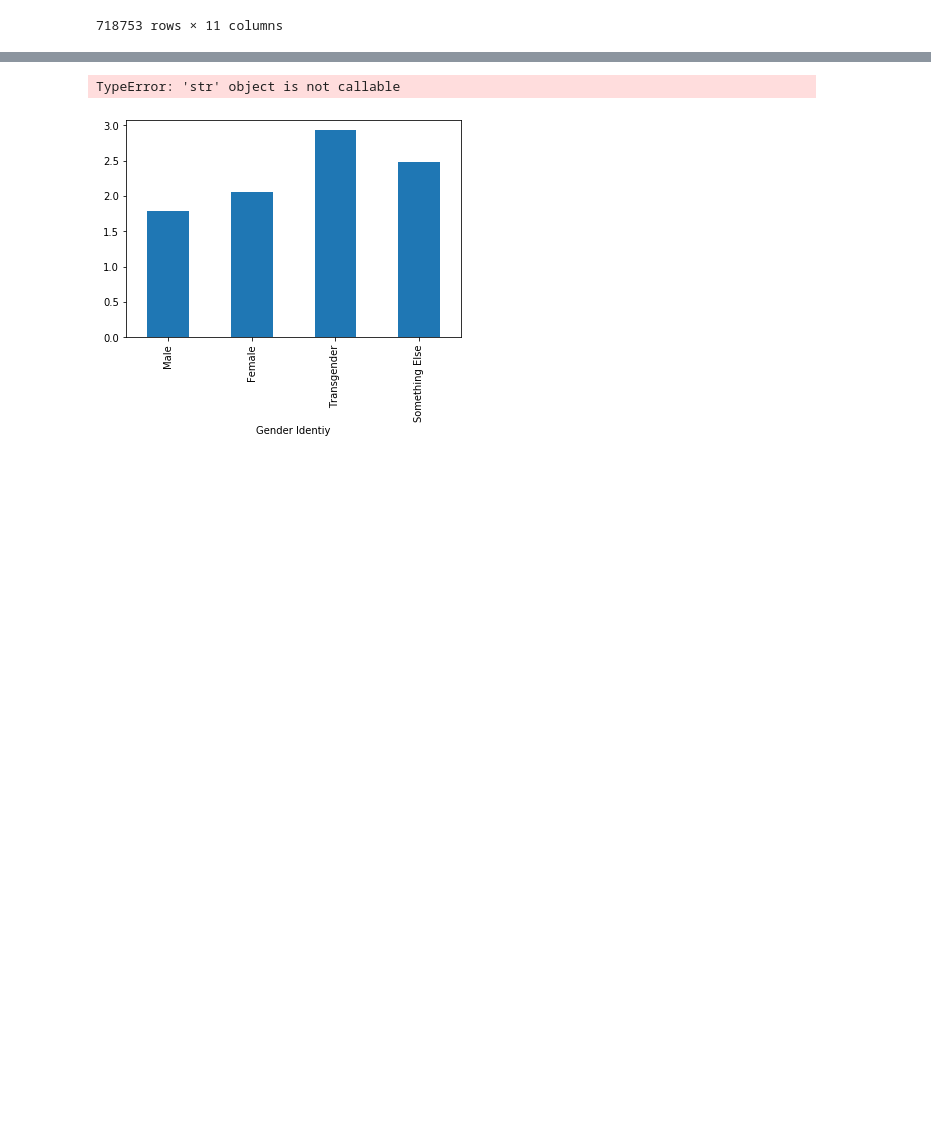
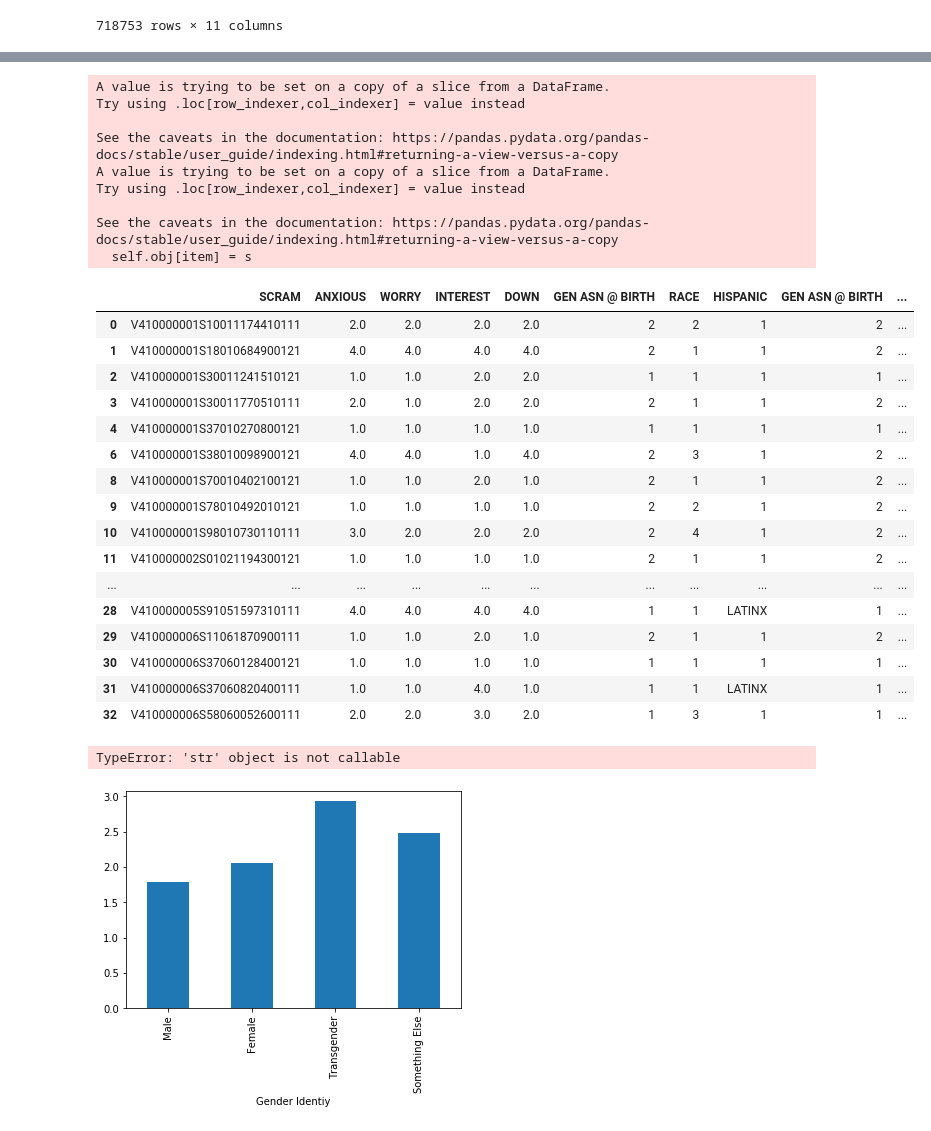
Before and after one commit to ginaleonardi/project_1, a Jupyter notebook: josh1.ipynb, the cells around one changed output, grey strips where cells are left out. Saved outputs shown, nothing was run; the diff lists cells and outputs as text; code cells hidden in the pictures; blank space fills up the shorter version.

Commit message:
Update josh1.ipynb
race hispanic column combined

```diff
--- a/josh1.ipynb
+++ b/josh1.ipynb
@@ -62,29 +86,75 @@ clean_df
 # %%
 #RENAMING THE HISPANIC VALUES IN THE HISPANIC COLUMN TO 'LATINX'
+#clean_hd = clean_df
 
 #df['col_name'] = df['col_name'].replace({'G': 1})
 #clean_df['HISPANIC'] = clean_df['HISPANIC'].replace({2:'LATINX'})
 #df.loc[df['shield'] > 35] = 0
 
 #df['Category'] = df['Count']
 #df.loc[df['Count'] > 3, 'Category'] = '4+'
 
 #clean_df['race_comb'] = clean_df['HISPANIC']
-#clean_df.loc[clean_df['HISPANIC'] == 2,'HISPANIC'] = 'LATINX'
+
+dict_race =  {
+    1:"White, Alone",
+    2:"Black, Alone",
+    3:"Asian, Alone",
+    4:"Other"
+}
+
+clean_df['RACE_String'] = clean_df['RACE'].map(dict_race)
+clean_df.loc[clean_df["HISPANIC"] == 'LATINX', "RACE_String"] = "Hispanic, Alone"
+
+#clean_df.loc[(clean_df["RACE"] == 1) & (clean_df["HISPANIC"] == 'LATINX') , "RACE_String"] = "Hispanic, Alone"
+
+
+
+#clean_df.loc[clean_df['HISPANIC'] == 2,'RACE'] = 'LATINX'
+clean_df.head(30)
+
+
 
 #CREATING A DATAFRAME FOR THE HISPANIC AND SCRAM COLUMNS TO MERGE WITH THE RACE COLUMN
 
 #hispanic_df = clean_df[['SCRAM','HISPANIC']]
 #RENAMING HISPANIC COLUMN 'RACE' TO PREPARE FOR MERGE
 #race_df = hispanic_df.rename(columns={'HISPANIC':'RACE'})
 
 
 
 #MERGING THE HISPANIC AND RACE COLUMNS INTO ONE RACE COLUMN
 #DataFrame.merge(right, how='inner', on=None, left_on=None, right_on=None, left_index=False, right_index=False, sort=False, suffixes=('_x', '_y'), copy=True, indicator=False, validate=None)
 #mouse_results_df = pd.merge(study_results,mouse_metadata, how= 'left', on=['Mouse ID', 'Mouse ID'] )
 #merged_df = pd.merge(race_df,clean_df, how= "right", on= ['SCRAM','SCRAM'])
 #merged_df
+# %% [output]
+A value is trying to be set on a copy of a slice from a DataFrame.
+Try using .loc[row_indexer,col_indexer] = value instead
+
+See the caveats in the documentation: https://pandas.pydata.org/pandas-docs/stable/user_guide/indexing.html#returning-a-view-versus-a-copy
+A value is trying to be set on a copy of a slice from a DataFrame.
+Try using .loc[row_indexer,col_indexer] = value instead
+
+See the caveats in the documentation: https://pandas.pydata.org/pandas-docs/stable/user_guide/indexing.html#returning-a-view-versus-a-copy
+  self.obj[item] = s
+|  | SCRAM | ANXIOUS | WORRY | INTEREST | DOWN | GEN ASN @ BIRTH | RACE | HISPANIC | GEN ASN @ BIRTH | ... |
+| 0 | V410000001S10011174410111 | 2.0 | 2.0 | 2.0 | 2.0 | 2 | 2 | 1 | 2 | ... |
+| 1 | V410000001S18010684900121 | 4.0 | 4.0 | 4.0 | 4.0 | 2 | 1 | 1 | 2 | ... |
+| 2 | V410000001S30011241510121 | 1.0 | 1.0 | 2.0 | 2.0 | 1 | 1 | 1 | 1 | ... |
+| 3 | V410000001S30011770510111 | 2.0 | 1.0 | 2.0 | 2.0 | 2 | 1 | 1 | 2 | ... |
+| 4 | V410000001S37010270800121 | 1.0 | 1.0 | 1.0 | 1.0 | 1 | 1 | 1 | 1 | ... |
+| 6 | V410000001S38010098900121 | 4.0 | 4.0 | 1.0 | 4.0 | 2 | 3 | 1 | 2 | ... |
+| 8 | V410000001S70010402100121 | 1.0 | 1.0 | 2.0 | 1.0 | 2 | 1 | 1 | 2 | ... |
+| 9 | V410000001S78010492010121 | 1.0 | 1.0 | 1.0 | 1.0 | 2 | 2 | 1 | 2 | ... |
+| 10 | V410000001S98010730110111 | 3.0 | 2.0 | 2.0 | 2.0 | 2 | 4 | 1 | 2 | ... |
+| 11 | V410000002S01021194300121 | 1.0 | 1.0 | 1.0 | 1.0 | 2 | 1 | 1 | 2 | ... |
+| ... | ... | ... | ... | ... | ... | ... | ... | ... | ... | ... |
+| 28 | V410000005S91051597310111 | 4.0 | 4.0 | 4.0 | 4.0 | 1 | 1 | LATINX | 1 | ... |
+| 29 | V410000006S11061870900111 | 1.0 | 1.0 | 2.0 | 1.0 | 2 | 1 | 1 | 2 | ... |
+| 30 | V410000006S37060128400121 | 1.0 | 1.0 | 1.0 | 1.0 | 1 | 1 | 1 | 1 | ... |
+| 31 | V410000006S37060820400111 | 1.0 | 1.0 | 4.0 | 1.0 | 1 | 1 | LATINX | 1 | ... |
+| 32 | V410000006S58060052600111 | 2.0 | 2.0 | 3.0 | 2.0 | 1 | 3 | 1 | 1 | ... |
 # %%
 gen_axiety = clean_df['ANXIOUS'].groupby(clean_df['GEN ID DESCRIBE']).mean()
 labels = ['Male', 'Female', 'Transgender', 'Something Else']
```
Also changed, not shown: parts of 1 cell of this notebook.
